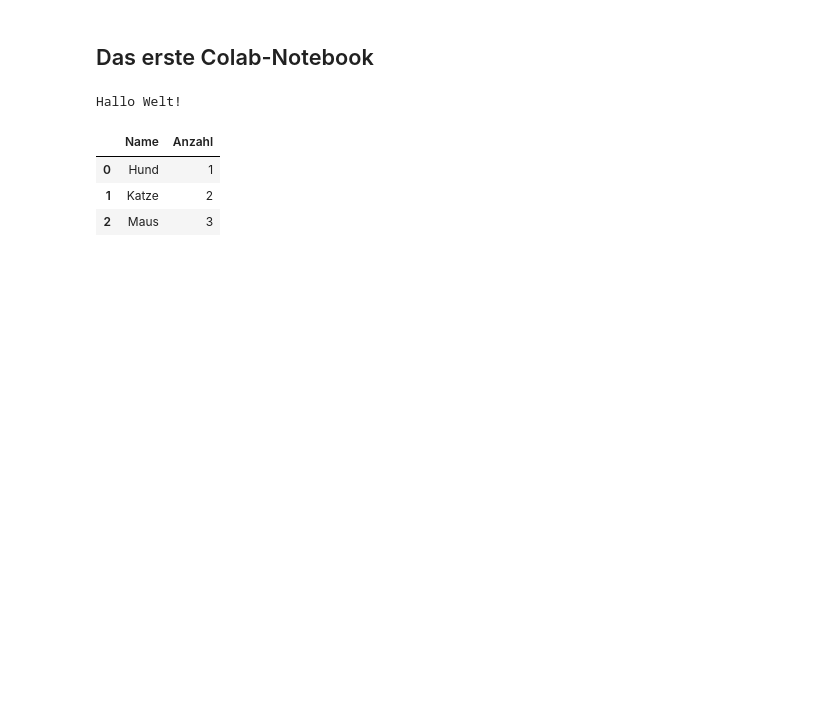
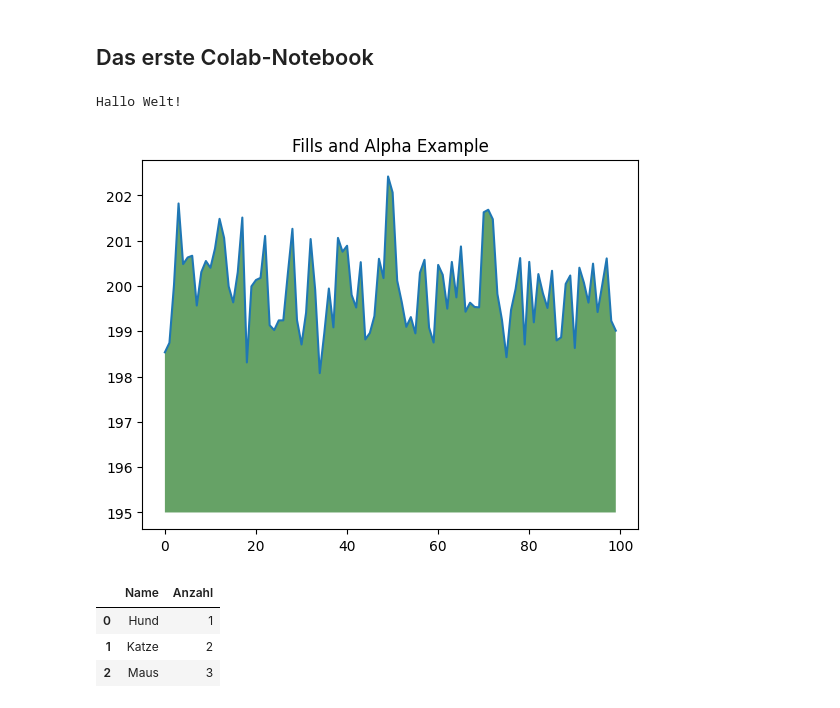
Before and after one commit to mchlhrrmnn/ma1a, a Jupyter notebook: Hallo_Welt.ipynb, the cells around one changed output. Drawn from its saved outputs; the diff is of its cells as text; code cells hidden in the pictures; blank space fills up the shorter version.

```diff
--- a/Hallo_Welt.ipynb
+++ b/Hallo_Welt.ipynb
@@ -6,6 +6,23 @@
 print("Hallo Welt!")
 # %% [output]
 Hallo Welt!
+# %%
+import numpy as np
+wurzel = np.sqrt(2)
+wurzel
+
+from matplotlib import pyplot as plt
+
+ys = 200 + np.random.randn(100)
+x = [x for x in range(len(ys))]
+
+plt.plot(x, ys, '-')
+plt.fill_between(x, ys, 195, where=(ys > 195), facecolor='darkgreen', alpha=0.6)
+
+plt.title("Fills and Alpha Example")
+plt.show()
+# %% [output]
+[figure, added]
 # %%
 # prompt: lese alle daten aus der TEST.CSV in einen df ein
 
```
